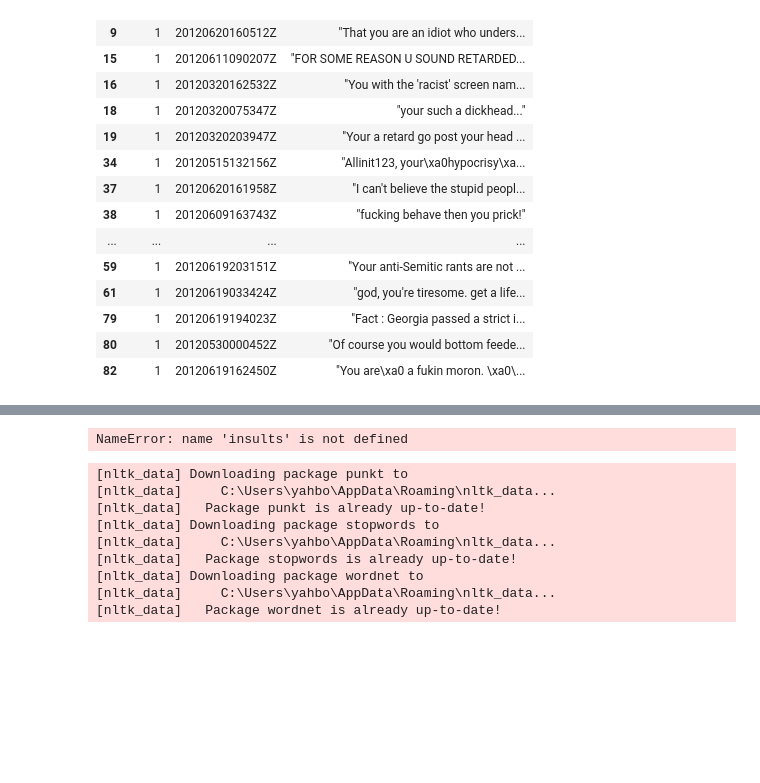
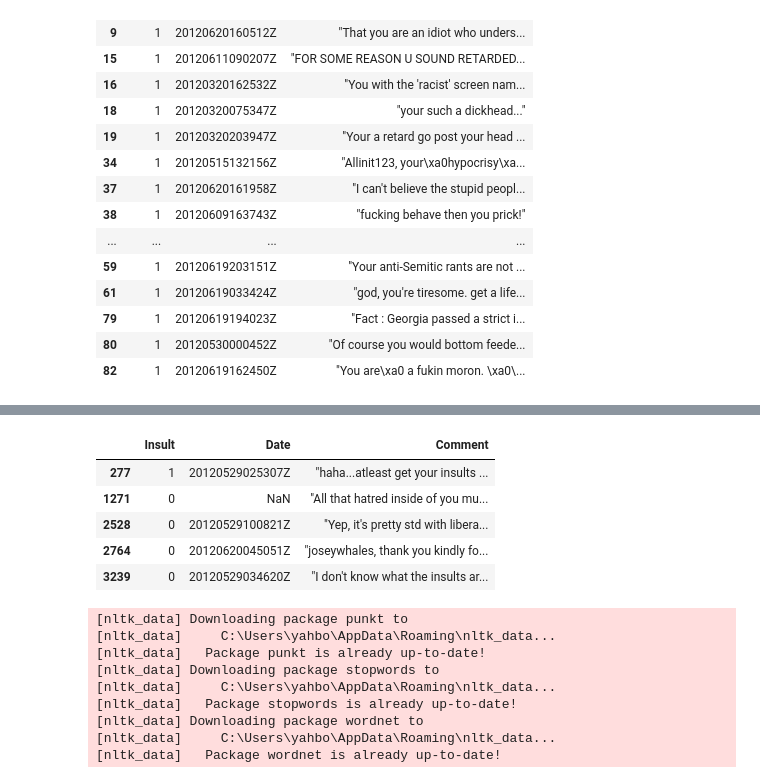
Before and after one commit to ZizouHuweidi/data-labs, a Jupyter notebook: src/Yahia.ipynb, the cells around one changed output, grey strips where cells are left out. Drawn from its saved outputs; the diff is of its cells as text; code cells hidden in the pictures; blank space fills up the shorter version.

```diff
--- a/src/Yahia.ipynb
+++ b/src/Yahia.ipynb
@@ -75,17 +75,22 @@ plt.show()
 # %%
 global bad_dict
 badfile = open('../misc/insults.txt')
 bad_dict = dict()
 for line in badfile:
     bw = line.split(',')
     if len(bw) == 2:
         bad_dict[bw[0]] = bw[1].strip()
 
-# filtered_df = df[df['Comment'].str.contains(insults)]
+filtered_df = df[df['Comment'].str.contains("insults", case=False)]
 
 filtered_df.head()
 # %% [output]
-NameError: name 'insults' is not defined
+|  | Insult | Date | Comment |
+| 277 | 1 | 20120529025307Z | "haha...atleast get your insults ... |
+| 1271 | 0 | NaN | "All that hatred inside of you mu... |
+| 2528 | 0 | 20120529100821Z | "Yep, it's pretty std with libera... |
+| 2764 | 0 | 20120620045051Z | "joseywhales, thank you kindly fo... |
+| 3239 | 0 | 20120529034620Z | "I don't know what the insults ar... |
 # %%
 import nltk
 from nltk.corpus import stopwords
```
Also changed, not shown: parts of 1 cell of this notebook, 2 other files.
